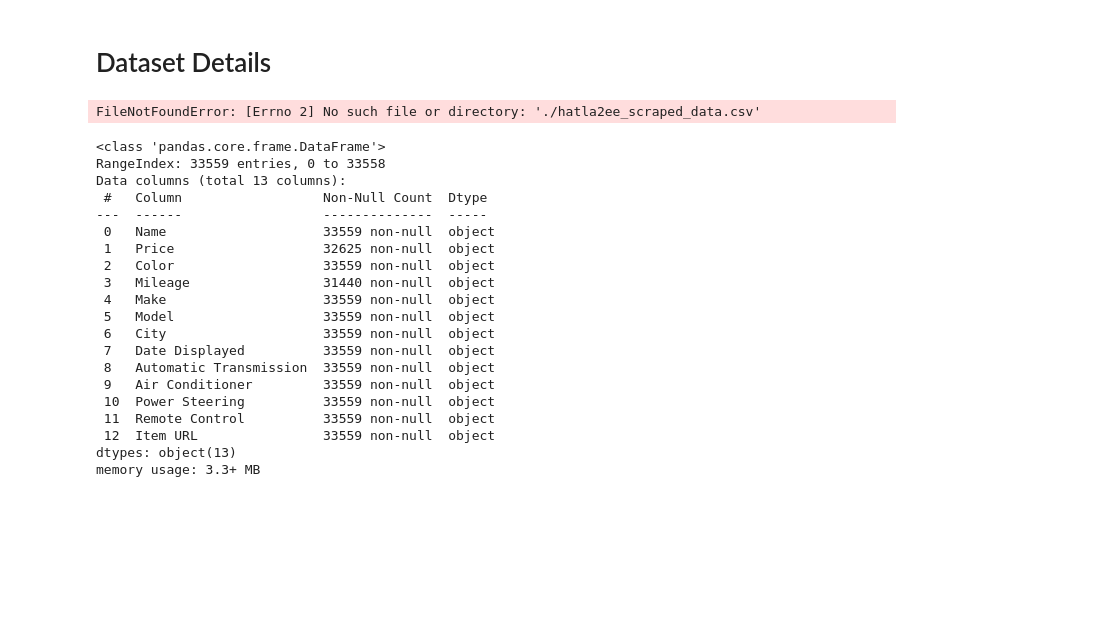
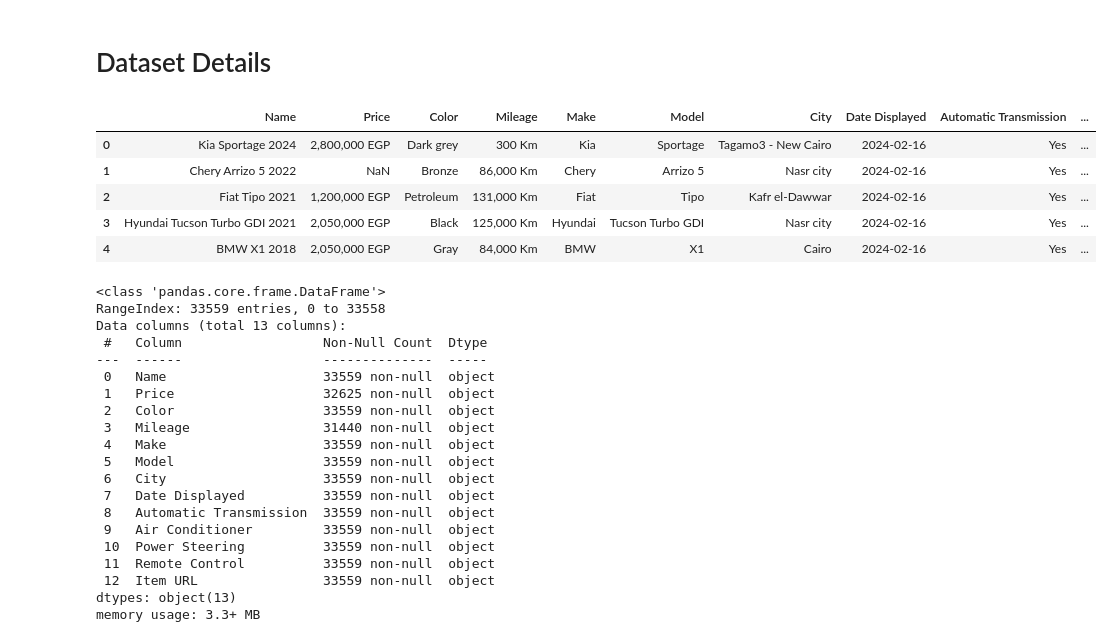
Before and after one commit to Ahmad-Tharwat07/Data-Mining-College-Project, a Jupyter notebook: Regression/Regression Model.ipynb, the cells around one changed output. Drawn from its saved outputs; the diff is of its cells as text; code cells hidden in the pictures; blank space fills up the shorter version.

```diff
--- a/Regression/Regression Model.ipynb
+++ b/Regression/Regression Model.ipynb
@@ -15,11 +15,16 @@ from sklearn.metrics import mean_absolute_error, mean_squared_error, r2_score
 # %% [markdown]
 # Dataset Details
 # %%
-data = pd.read_csv('./hatla2ee_scraped_data.csv')
+data = pd.read_csv('hatla2ee_scraped_data.csv')
 df = data.copy()
 df.head()
 # %% [output]
-FileNotFoundError: [Errno 2] No such file or directory: './hatla2ee_scraped_data.csv'
+|  | Name | Price | Color | Mileage | Make | Model | City | Date Displayed | Automatic Transmission | ... |
+| 0 | Kia Sportage 2024 | 2,800,000 EGP | Dark grey | 300 Km | Kia | Sportage | Tagamo3 - New Cairo | 2024-02-16 | Yes | ... |
+| 1 | Chery Arrizo 5 2022 | NaN | Bronze | 86,000 Km | Chery | Arrizo 5 | Nasr city | 2024-02-16 | Yes | ... |
+| 2 | Fiat Tipo 2021 | 1,200,000 EGP | Petroleum | 131,000 Km | Fiat | Tipo | Kafr el-Dawwar | 2024-02-16 | Yes | ... |
+| 3 | Hyundai Tucson Turbo GDI 2021 | 2,050,000 EGP | Black | 125,000 Km | Hyundai | Tucson Turbo GDI | Nasr city | 2024-02-16 | Yes | ... |
+| 4 | BMW X1 2018 | 2,050,000 EGP | Gray | 84,000 Km | BMW | X1 | Cairo | 2024-02-16 | Yes | ... |
 # %%
 data.info()
 # %% [output]
```
Also changed, not shown: parts of 1 cell of this notebook.
